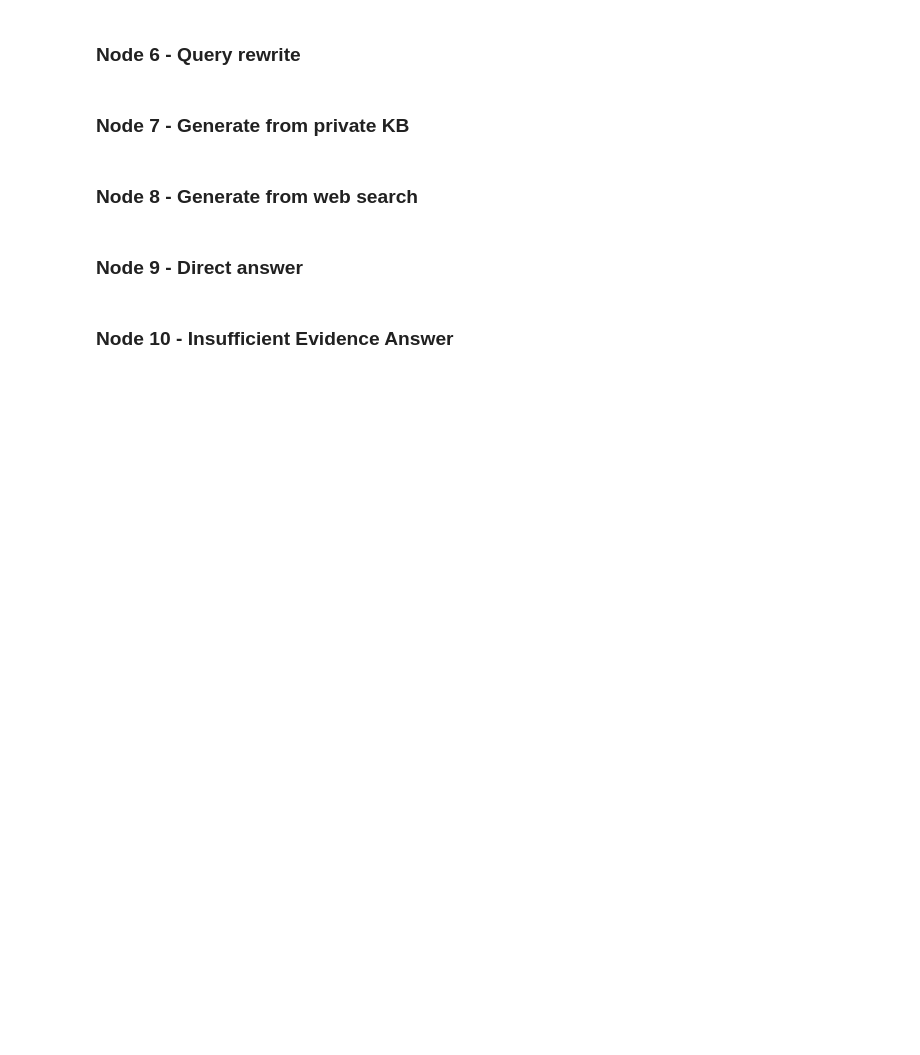
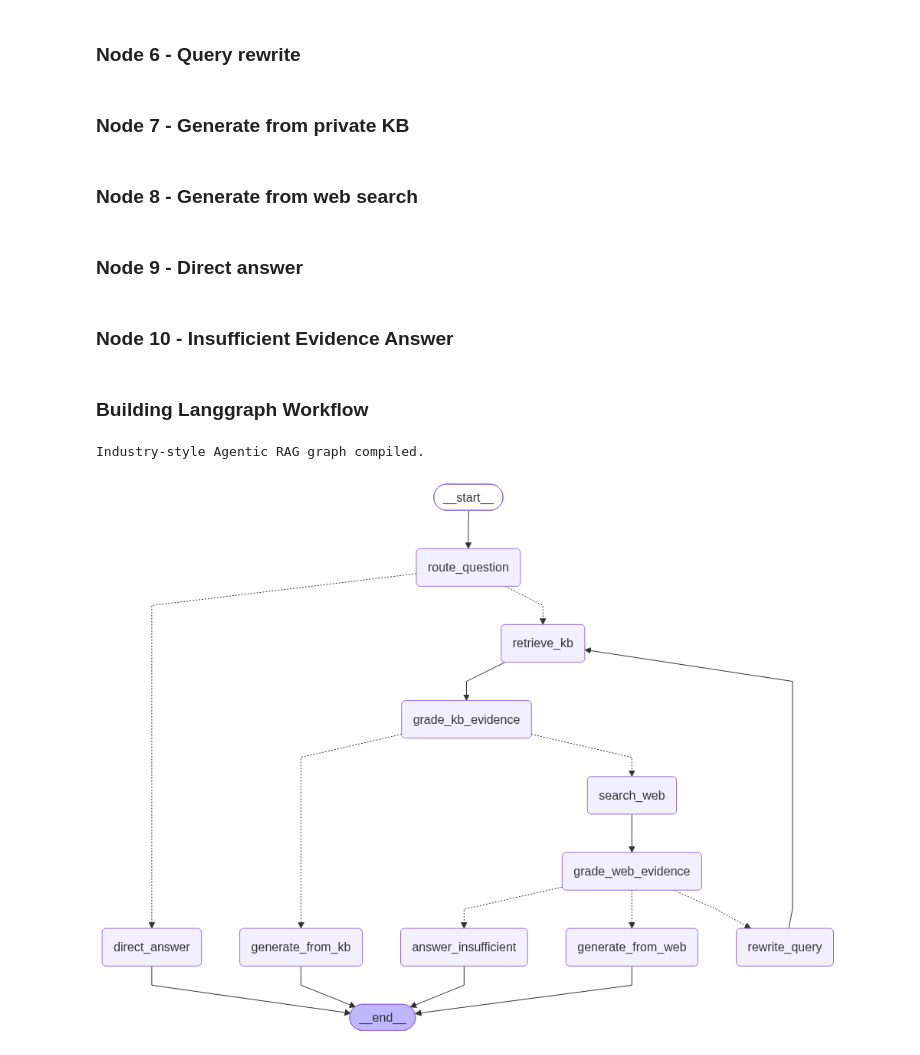
Before and after one commit to vikas598/agentic_rag, a Jupyter notebook: AGEN_RAG_DEMO/demo.ipynb, the cells around one changed output. Saved outputs shown, nothing was run; the diff lists cells and outputs as text; code cells hidden in the pictures; blank space fills up the shorter version.

Commit message:
feat: created langgraph workflow

```diff
--- a/AGEN_RAG_DEMO/demo.ipynb
+++ b/AGEN_RAG_DEMO/demo.ipynb
@@ -575,3 +575,77 @@ def answer_insufficient(state: AgentState):
         "answer": answer,
         "source_used": "insufficient_evidence",
     }
+# %% [markdown]
+### Building Langgraph Workflow
+# %%
+from langgraph.graph import START, END, StateGraph
+
+workflow = StateGraph(AgentState)
+
+workflow.add_node("route_question", route_question)
+workflow.add_node("retrieve_kb", retrieve_kb)
+workflow.add_node("grade_kb_evidence", grade_kb_evidence)
+workflow.add_node("search_web", search_web)
+workflow.add_node("grade_web_evidence", grade_web_evidence)
+workflow.add_node("rewrite_query", rewrite_query)
+workflow.add_node("generate_from_kb", generate_from_kb)
+workflow.add_node("generate_from_web", generate_from_web)
+workflow.add_node("direct_answer", direct_answer)
+workflow.add_node("answer_insufficient", answer_insufficient)
+
+workflow.add_edge(START, "route_question")
+
+workflow.add_conditional_edges(
+    "route_question",
+    route_after_router,
+    {
+        "retrieve_kb": "retrieve_kb",
+        "direct_answer": "direct_answer",
+    },
+)
+
+workflow.add_edge("retrieve_kb", "grade_kb_evidence")
+
+workflow.add_conditional_edges(
+    "grade_kb_evidence",
+    decide_after_kb_grade,
+    {
+        "generate_from_kb": "generate_from_kb",
+        "search_web": "search_web",
+    },
+)
+
+workflow.add_edge("search_web", "grade_web_evidence")
+
+workflow.add_conditional_edges(
+    "grade_web_evidence",
+    decide_after_web_grade,
+    {
+        "generate_from_web": "generate_from_web",
+        "rewrite_query": "rewrite_query",
+        "answer_insufficient": "answer_insufficient",
+    },
+)
+
+workflow.add_edge("rewrite_query", "retrieve_kb")
+workflow.add_edge("generate_from_kb", END)
+workflow.add_edge("generate_from_web", END)
+workflow.add_edge("direct_answer", END)
+workflow.add_edge("answer_insufficient", END)
+
+app = workflow.compile()
+
+print("Industry-style Agentic RAG graph compiled.")
+# %% [output]
+Industry-style Agentic RAG graph compiled.
+# %%
+from IPython.display import display, Image
+
+try:
+    display(Image(app.get_graph().draw_mermaid_png()))
+
+except Exception as e:
+    print("Graph visualization is optional. The graph can still run.")
+    print("Reason:", e)
+# %% [output]
+[figure, added]
```
Also changed, not shown: parts of 1 cell of this notebook.
